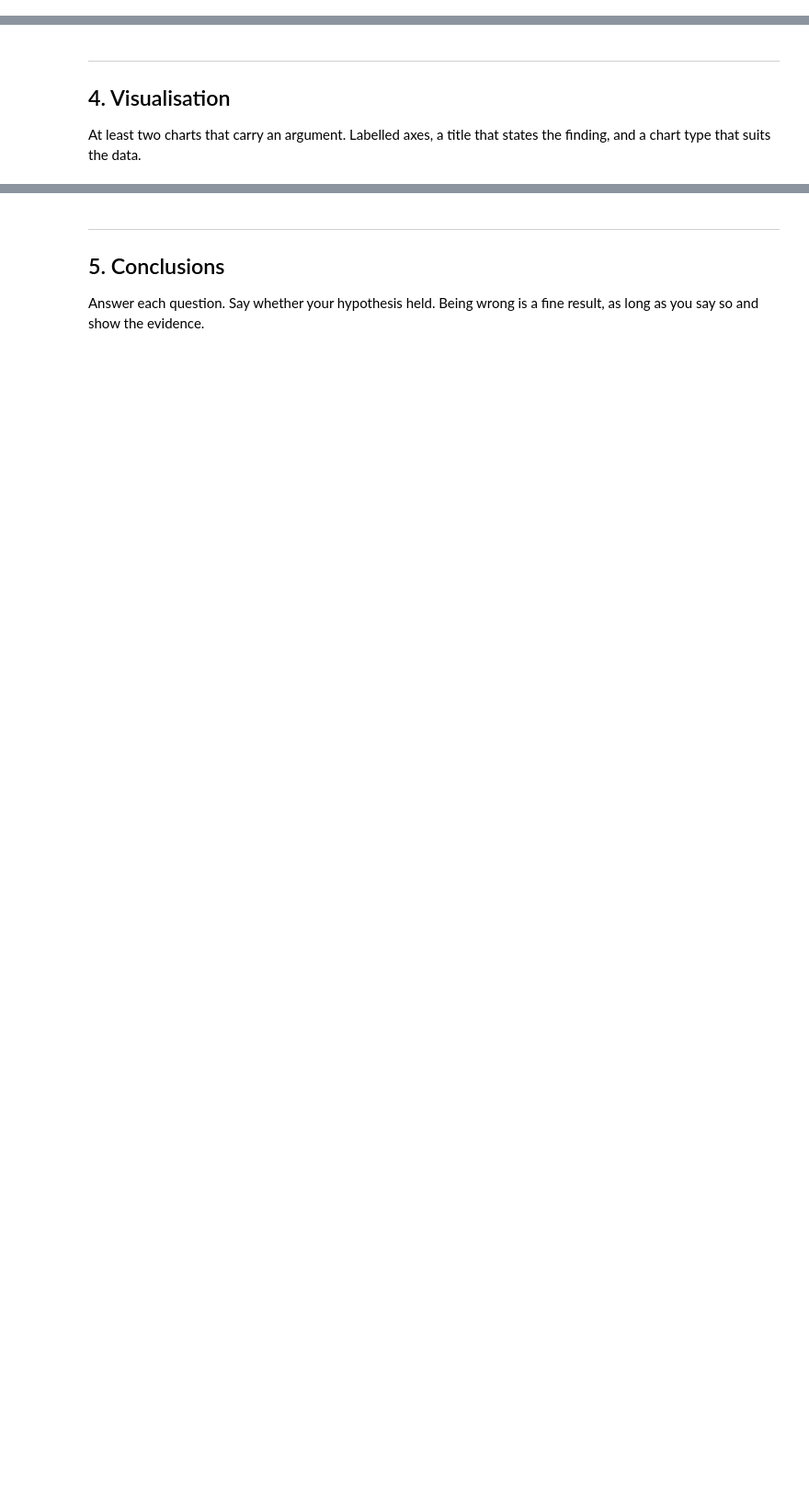
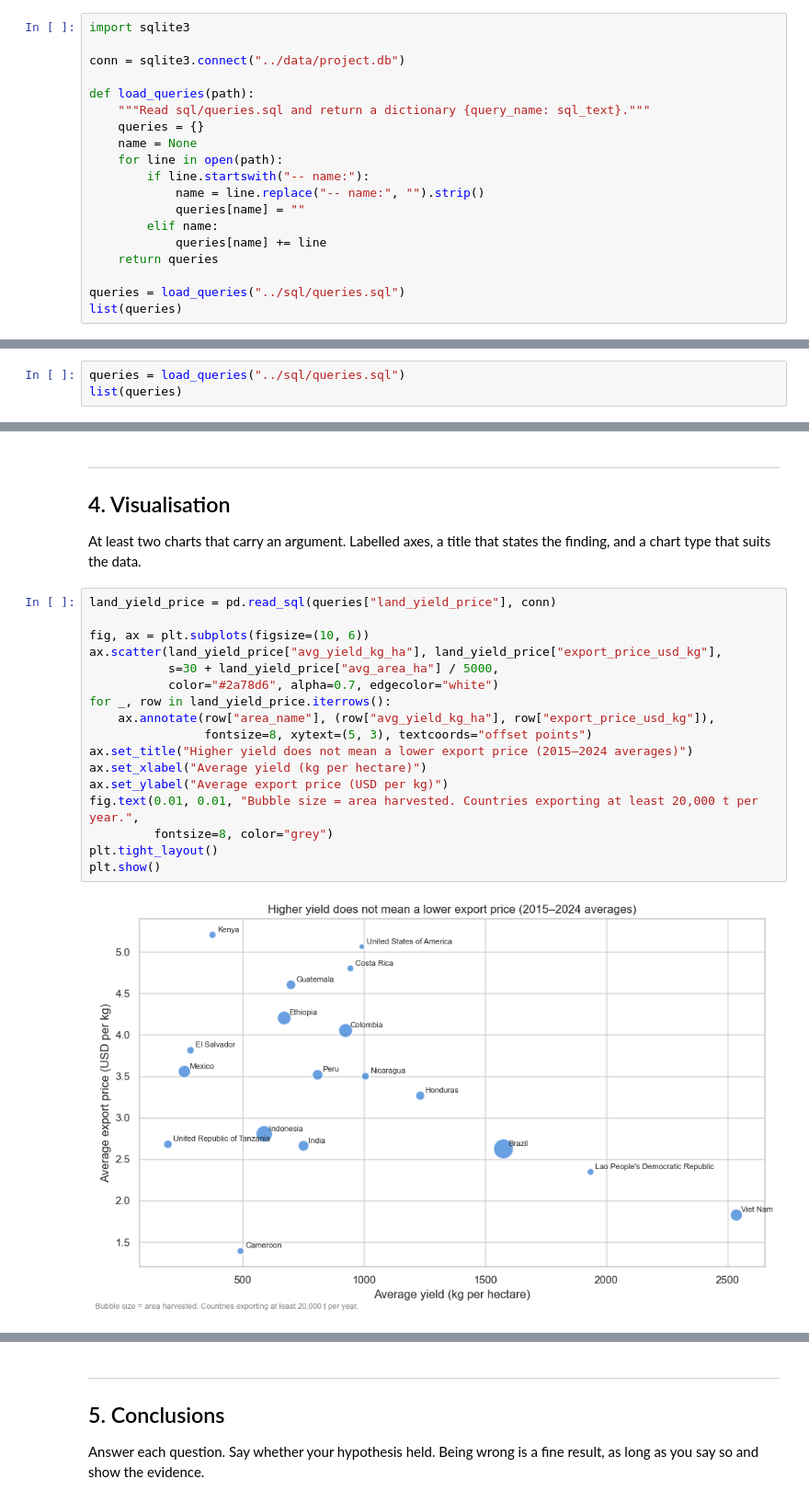
Before and after one commit to benjiro000/project-1-eda, a Jupyter notebook: notebooks/03_hypothesis_and_visualization.ipynb, the cells around one changed output, grey strips where cells are left out. Shown at 92% size. Cells and saved outputs as stored; diff of their text form; blank space fills up the shorter version.

Commit message:
project1rizki

```diff
--- a/notebooks/03_hypothesis_and_visualization.ipynb
+++ b/notebooks/03_hypothesis_and_visualization.ipynb
@@ -31,3 +31,22 @@ from src.functions import *
 
 pd.set_option("display.max_columns", 100)
 sns.set_theme(style="whitegrid")
+# %%
+import sqlite3
+
+conn = sqlite3.connect("../data/project.db")
+
+def load_queries(path):
+    """Read sql/queries.sql and return a dictionary {query_name: sql_text}."""
+    queries = {}
+    name = None
+    for line in open(path):
+        if line.startswith("-- name:"):
+            name = line.replace("-- name:", "").strip()
+            queries[name] = ""
+        elif name:
+            queries[name] += line
+    return queries
+
+queries = load_queries("../sql/queries.sql")
+list(queries)
@@ -46,3 +97,6 @@ Where it came from, what one row is, and what your database looks like. Show the
 ## 3. Analysis
 
 One section per question: the query, the result, and a sentence saying what it means. Five queries minimum across the notebook, and the aggregation belongs in SQL rather than in pandas afterwards. Keep the queries in `sql/queries.sql` — this notebook runs them.
+# %%
+queries = load_queries("../sql/queries.sql")
+list(queries)
@@ -51,3 +227,22 @@ One section per question: the query, the result, and a sentence saying what it m
 ## 4. Visualisation
 
 At least two charts that carry an argument. Labelled axes, a title that states the finding, and a chart type that suits the data.
+# %%
+land_yield_price = pd.read_sql(queries["land_yield_price"], conn)
+
+fig, ax = plt.subplots(figsize=(10, 6))
+ax.scatter(land_yield_price["avg_yield_kg_ha"], land_yield_price["export_price_usd_kg"],
+           s=30 + land_yield_price["avg_area_ha"] / 5000,
+           color="#2a78d6", alpha=0.7, edgecolor="white")
+for _, row in land_yield_price.iterrows():
+    ax.annotate(row["area_name"], (row["avg_yield_kg_ha"], row["export_price_usd_kg"]),
+                fontsize=8, xytext=(5, 3), textcoords="offset points")
+ax.set_title("Higher yield does not mean a lower export price (2015–2024 averages)")
+ax.set_xlabel("Average yield (kg per hectare)")
+ax.set_ylabel("Average export price (USD per kg)")
+fig.text(0.01, 0.01, "Bubble size = area harvested. Countries exporting at least 20,000 t per year.",
+         fontsize=8, color="grey")
+plt.tight_layout()
+plt.show()
+# %% [output]
+[figure, added]
```
Also changed, not shown: parts of 12 cells of this notebook, 10 other files.
